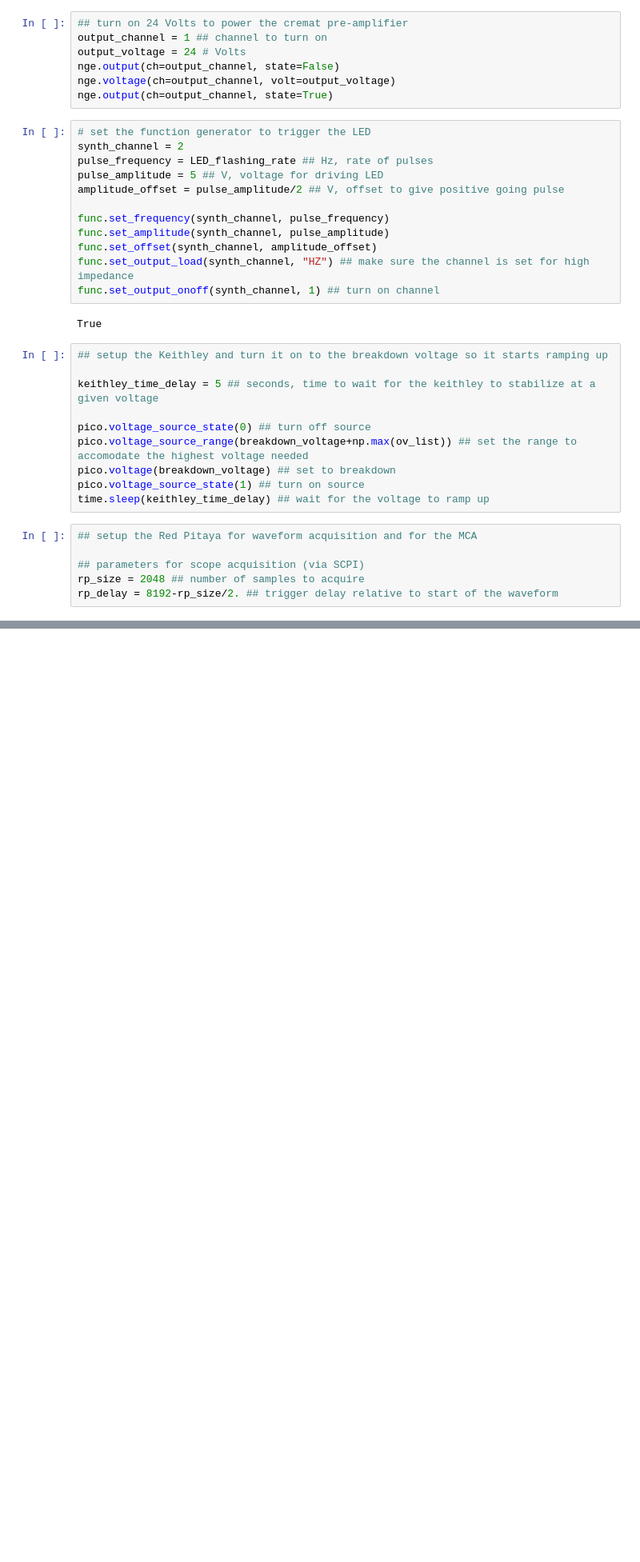
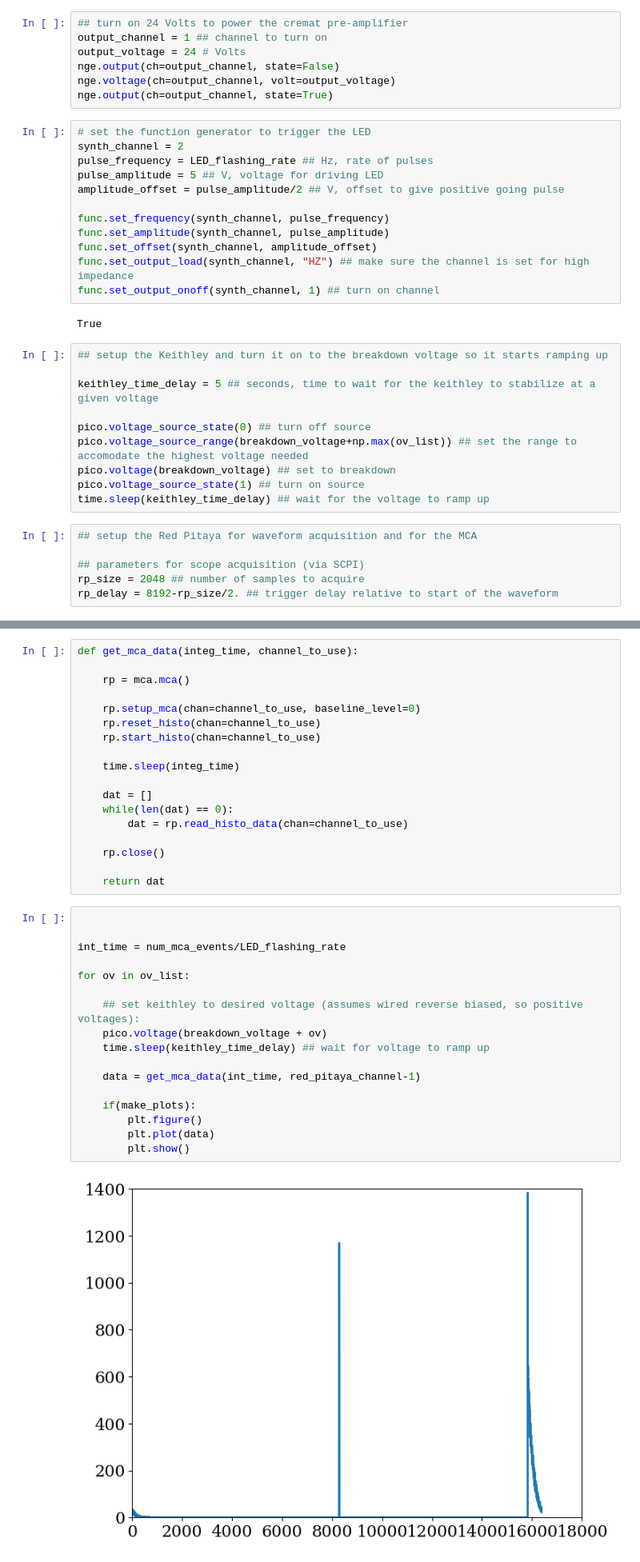
Before and after one commit to Moore-Lab/purity-monitor, a Jupyter notebook: Jupyter/Log/2022-06-07_gain_measurement.ipynb, the cells around one changed output, grey strips where cells are left out. Shown at 80% size. Cells and saved outputs as stored; diff of their text form; blank space fills up the shorter version.

```diff
--- a/Jupyter/Log/2022-06-07_gain_measurement.ipynb
+++ b/Jupyter/Log/2022-06-07_gain_measurement.ipynb
@@ -155,0 +130,37 @@ plt.show()
+# %%
+def get_mca_data(integ_time, channel_to_use):
+
+    rp = mca.mca()
+
+    rp.setup_mca(chan=channel_to_use, baseline_level=0)
+    rp.reset_histo(chan=channel_to_use)
+    rp.start_histo(chan=channel_to_use)
+
+    time.sleep(integ_time)
+
+    dat = []
+    while(len(dat) == 0):
+        dat = rp.read_histo_data(chan=channel_to_use)
+
+    rp.close()
+
+    return dat
+# %%
+
+
+int_time = num_mca_events/LED_flashing_rate
+
+for ov in ov_list:
+
+    ## set keithley to desired voltage (assumes wired reverse biased, so positive voltages):
+    pico.voltage(breakdown_voltage + ov)
+    time.sleep(keithley_time_delay) ## wait for voltage to ramp up
+
+    data = get_mca_data(int_time, red_pitaya_channel-1)
+
+    if(make_plots):
+        plt.figure()
+        plt.plot(data)
+        plt.show()
+# %% [output]
+[figure, added]
```
Also changed, not shown: parts of 10 cells of this notebook, 5 other files.
